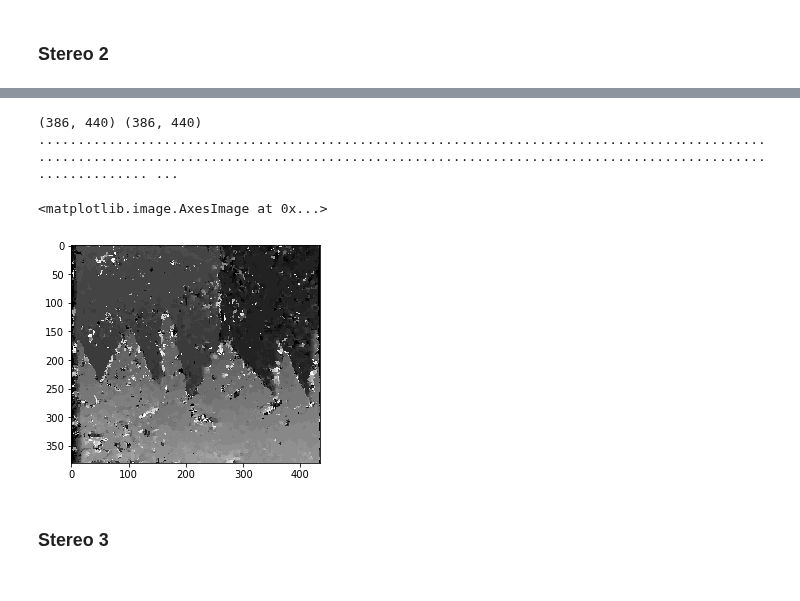
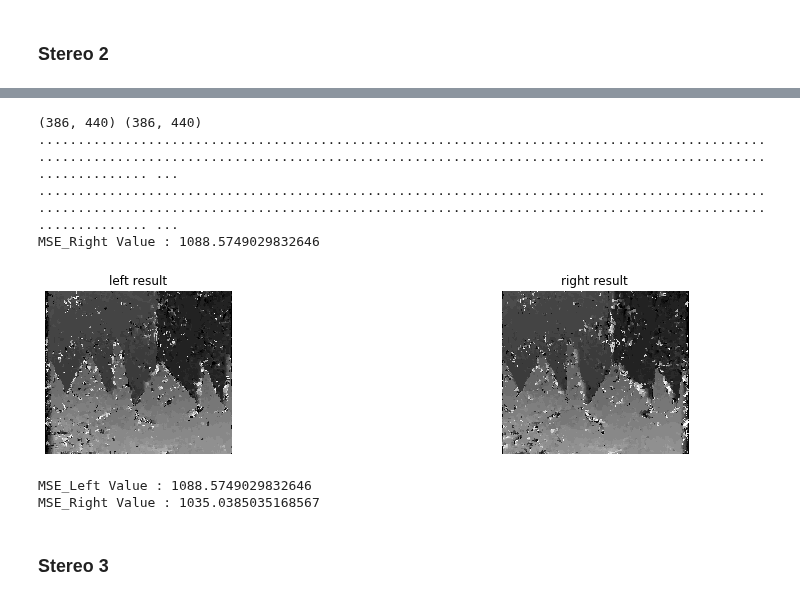
Before and after one commit to happyhyowon/assignment, a Jupyter notebook: vision/assignment4/stereo123.ipynb, the cells around one changed output, grey strips where cells are left out. Saved outputs shown, nothing was run; the diff lists cells and outputs as text; code cells hidden in the pictures.

```diff
--- a/vision/assignment4/stereo123.ipynb
+++ b/vision/assignment4/stereo123.ipynb
@@ -251,15 +277,30 @@ plt.imshow(dispMap, cmap='gray')
-# %%
-windowSize = 7
-dispRange = 30
-
-dispMap = stereo2(img1, img2, dispRange, windowSize)
-# %% [output]
-(386, 440) (386, 440)
-........................................................................................................................................................................................................ ...
-# %%
-plt.imshow(dispMap, cmap='gray')
-# %% [output]
-<matplotlib.image.AxesImage at 0x...>
-[figure, removed]
+# %%
+windowSize = 7
+dispRange = 30
+
+st2_left = stereo2(img2, img6, dispRange, windowSize)
+st2_right = stereo2(img6, img2, dispRange, windowSize)
+
+f, axes = plt.subplots(1, 2, figsize=(15, 3))
+axes[0].imshow(st2_left, cmap='gray')
+axes[0].axis('off')
+axes[0].set_title('left result')
+
+axes[1].imshow(st2_right, cmap='gray')
+axes[1].axis('off')
+axes[1].set_title('right result')
+
+mse(st2_left, st2_right, gt2, gt6)
+# %% [output]
+(386, 440) (386, 440)
+........................................................................................................................................................................................................ ...
+........................................................................................................................................................................................................ ...
+MSE_Right Value : 1088.5749029832646
+[figure, added]
+# %%
+mse(st2_right, st2_left, gt2, gt6)
+# %% [output]
+MSE_Left Value : 1088.5749029832646
+MSE_Right Value : 1035.0385035168567
 # %% [markdown]
 ### Stereo 3
```
Also changed, not shown: parts of 36 cells of this notebook.
